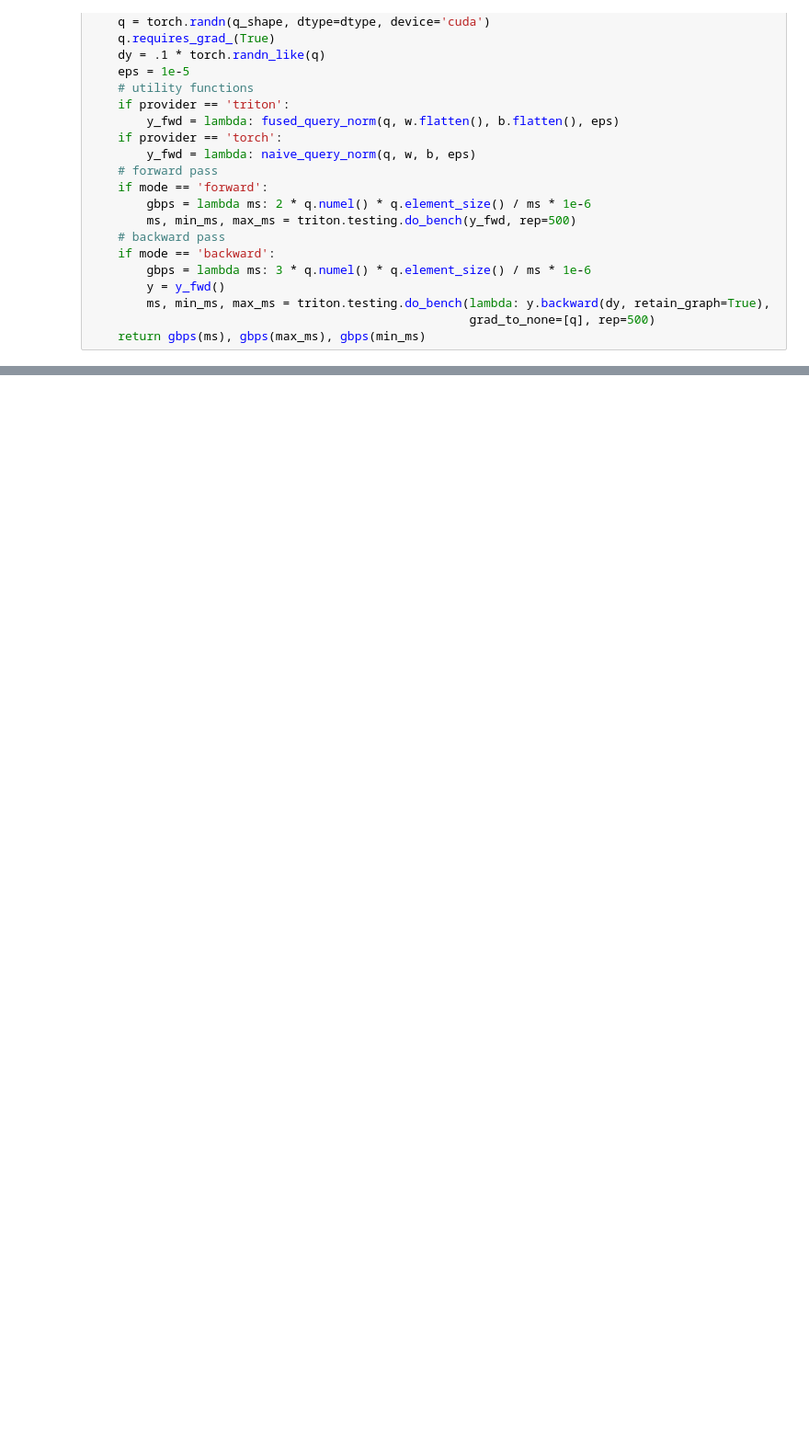
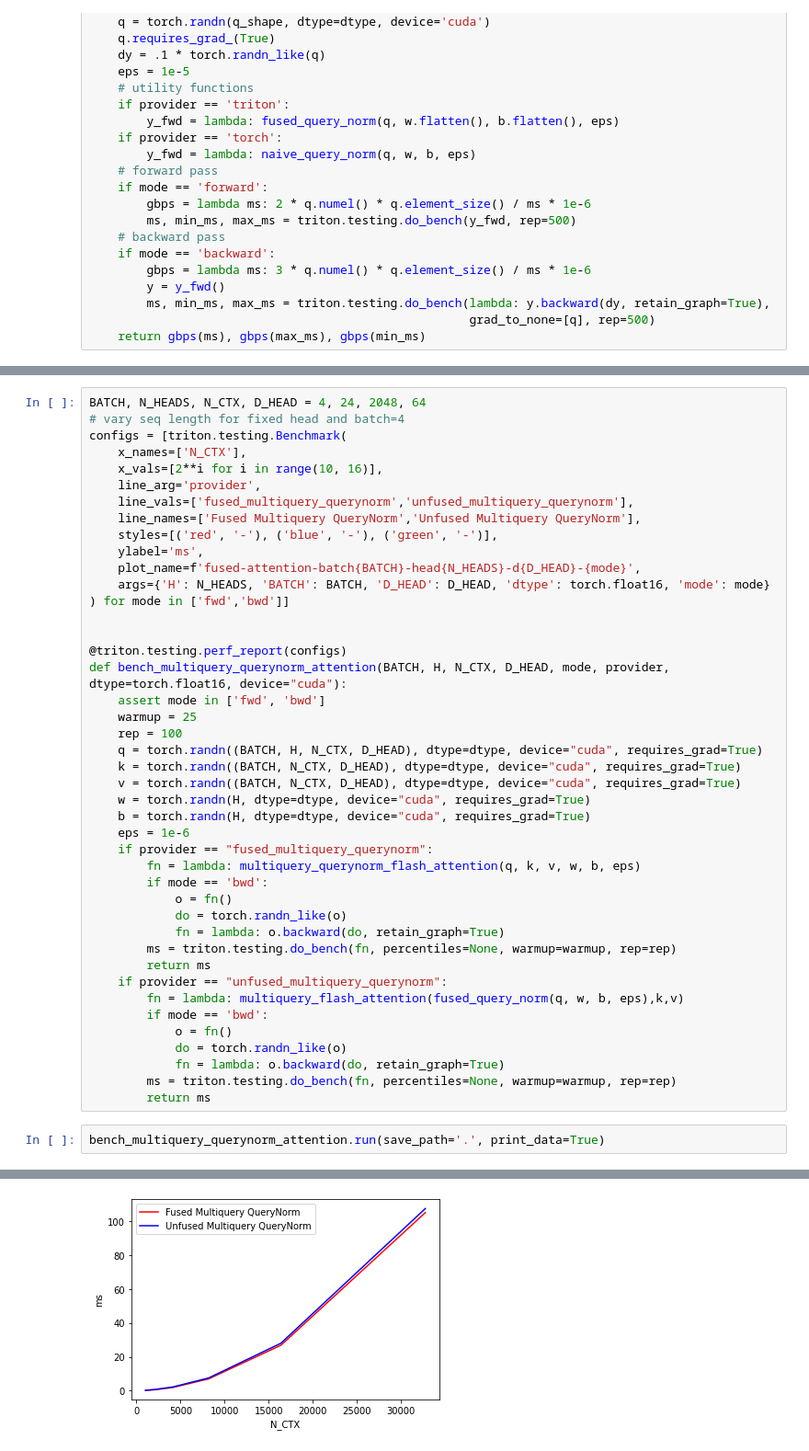
Before and after one commit to aranku/triton_testing, a Jupyter notebook: benchmark.ipynb, the cells around one changed output, grey strips where cells are left out. Shown: that part at 92% size. Cells and saved outputs as stored; diff of their text form; blank space fills up the shorter version.

Commit message:
Fused query norm + multiquery

```diff
--- a/benchmark.ipynb
+++ b/benchmark.ipynb
@@ -166,0 +234,46 @@ query-norm-forward:
+# %%
+BATCH, N_HEADS, N_CTX, D_HEAD = 4, 24, 2048, 64
+# vary seq length for fixed head and batch=4
+configs = [triton.testing.Benchmark(
+    x_names=['N_CTX'],
+    x_vals=[2**i for i in range(10, 16)],
+    line_arg='provider',
+    line_vals=['fused_multiquery_querynorm','unfused_multiquery_querynorm'],
+    line_names=['Fused Multiquery QueryNorm','Unfused Multiquery QueryNorm'],
+    styles=[('red', '-'), ('blue', '-'), ('green', '-')],
+    ylabel='ms',
+    plot_name=f'fused-attention-batch{BATCH}-head{N_HEADS}-d{D_HEAD}-{mode}',
+    args={'H': N_HEADS, 'BATCH': BATCH, 'D_HEAD': D_HEAD, 'dtype': torch.float16, 'mode': mode}
+) for mode in ['fwd','bwd']]
+
+
+@triton.testing.perf_report(configs)
+def bench_multiquery_querynorm_attention(BATCH, H, N_CTX, D_HEAD, mode, provider, dtype=torch.float16, device="cuda"):
+    assert mode in ['fwd', 'bwd']
+    warmup = 25
+    rep = 100
+    q = torch.randn((BATCH, H, N_CTX, D_HEAD), dtype=dtype, device="cuda", requires_grad=True)
+    k = torch.randn((BATCH, N_CTX, D_HEAD), dtype=dtype, device="cuda", requires_grad=True)
+    v = torch.randn((BATCH, N_CTX, D_HEAD), dtype=dtype, device="cuda", requires_grad=True)
+    w = torch.randn(H, dtype=dtype, device="cuda", requires_grad=True)
+    b = torch.randn(H, dtype=dtype, device="cuda", requires_grad=True)
+    eps = 1e-6
+    if provider == "fused_multiquery_querynorm":
+        fn = lambda: multiquery_querynorm_flash_attention(q, k, v, w, b, eps)
+        if mode == 'bwd':
+            o = fn()
+            do = torch.randn_like(o)
+            fn = lambda: o.backward(do, retain_graph=True)
+        ms = triton.testing.do_bench(fn, percentiles=None, warmup=warmup, rep=rep)
+        return ms
+    if provider == "unfused_multiquery_querynorm":
+        fn = lambda: multiquery_flash_attention(fused_query_norm(q, w, b, eps),k,v)
+        if mode == 'bwd':
+            o = fn()
+            do = torch.randn_like(o)
+            fn = lambda: o.backward(do, retain_graph=True)
+        ms = triton.testing.do_bench(fn, percentiles=None, warmup=warmup, rep=rep)
+        return ms
+# %%
+bench_multiquery_querynorm_attention.run(save_path='.', print_data=True)
+# %% [output]
@@ -166,0 +296 @@ query-norm-forward:
+[figure, added]
```
Also changed, not shown: parts of 15 cells of this notebook, 3 other files.
